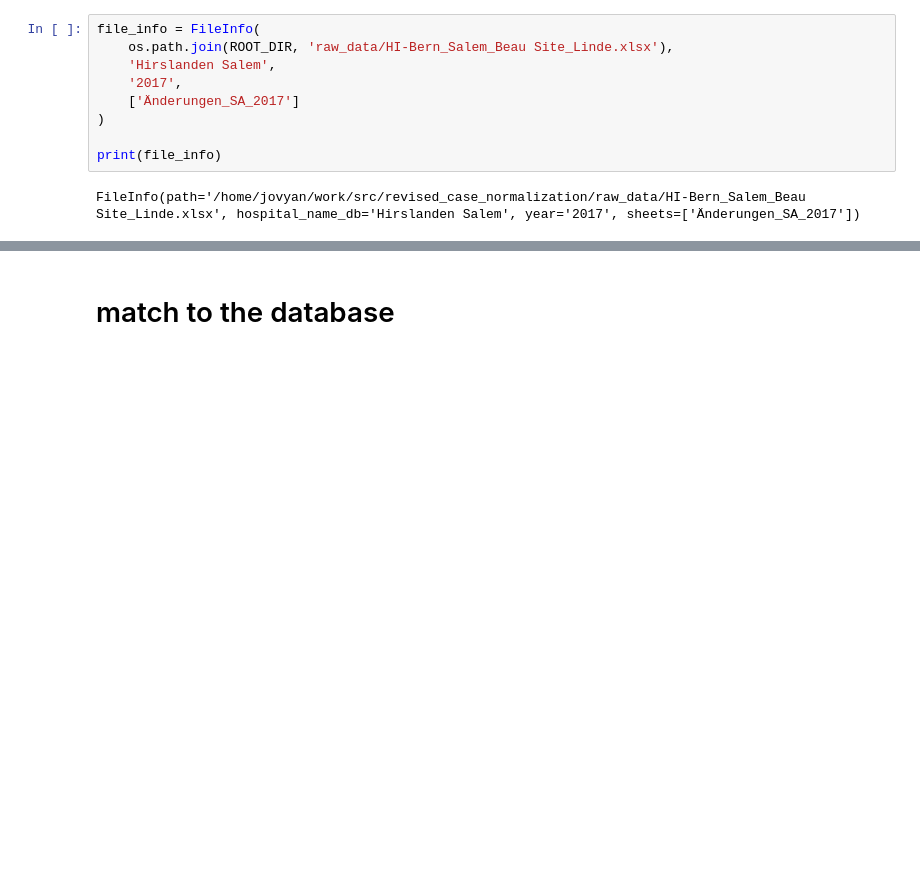
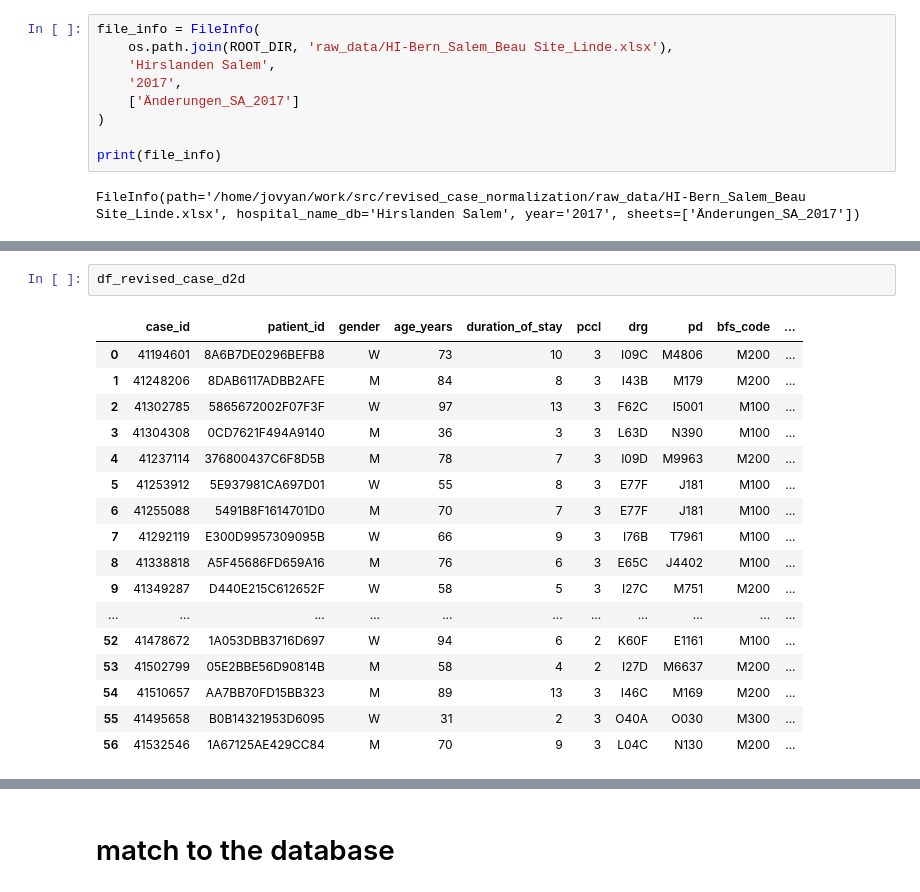
Before and after one commit to anschauf/code-scout-python, a Jupyter notebook: src/revised_case_normalization/Hirslanden_Beau_Site_2017_normalization.ipynb, the cells around one changed output, grey strips where cells are left out. Cells and saved outputs as stored; diff of their text form; blank space fills up the shorter version.

```diff
--- a/src/revised_case_normalization/Hirslanden_Beau_Site_2017_normalization.ipynb
+++ b/src/revised_case_normalization/Hirslanden_Beau_Site_2017_normalization.ipynb
@@ -36,0 +50,20 @@ FileNotFoundError: [Errno 2] No such file or directory: '/home/jovyan/work/src/r
+# %%
+df_revised_case_d2d
+# %% [output]
+|  | case_id | patient_id | gender | age_years | duration_of_stay | pccl | drg | pd | bfs_code | ... |
+| 0 | 41194601 | 8A6B7DE0296BEFB8 | W | 73 | 10 | 3 | I09C | M4806 | M200 | ... |
+| 1 | 41248206 | 8DAB6117ADBB2AFE | M | 84 | 8 | 3 | I43B | M179 | M200 | ... |
+| 2 | 41302785 | 5865672002F07F3F | W | 97 | 13 | 3 | F62C | I5001 | M100 | ... |
+| 3 | 41304308 | 0CD7621F494A9140 | M | 36 | 3 | 3 | L63D | N390 | M100 | ... |
+| 4 | 41237114 | 376800437C6F8D5B | M | 78 | 7 | 3 | I09D | M9963 | M200 | ... |
+| 5 | 41253912 | 5E937981CA697D01 | W | 55 | 8 | 3 | E77F | J181 | M100 | ... |
+| 6 | 41255088 | 5491B8F1614701D0 | M | 70 | 7 | 3 | E77F | J181 | M100 | ... |
+| 7 | 41292119 | E300D9957309095B | W | 66 | 9 | 3 | I76B | T7961 | M100 | ... |
+| 8 | 41338818 | A5F45686FD659A16 | M | 76 | 6 | 3 | E65C | J4402 | M100 | ... |
+| 9 | 41349287 | D440E215C612652F | W | 58 | 5 | 3 | I27C | M751 | M200 | ... |
+| ... | ... | ... | ... | ... | ... | ... | ... | ... | ... | ... |
+| 52 | 41478672 | 1A053DBB3716D697 | W | 94 | 6 | 2 | K60F | E1161 | M100 | ... |
+| 53 | 41502799 | 05E2BBE56D90814B | M | 58 | 4 | 2 | I27D | M6637 | M200 | ... |
+| 54 | 41510657 | AA7BB70FD15BB323 | M | 89 | 13 | 3 | I46C | M169 | M200 | ... |
+| 55 | 41495658 | B0B14321953D6095 | W | 31 | 2 | 3 | O40A | O030 | M300 | ... |
+| 56 | 41532546 | 1A67125AE429CC84 | M | 70 | 9 | 3 | L04C | N130 | M200 | ... |
```
Also changed, not shown: parts of 7 cells of this notebook, 15 other files.
